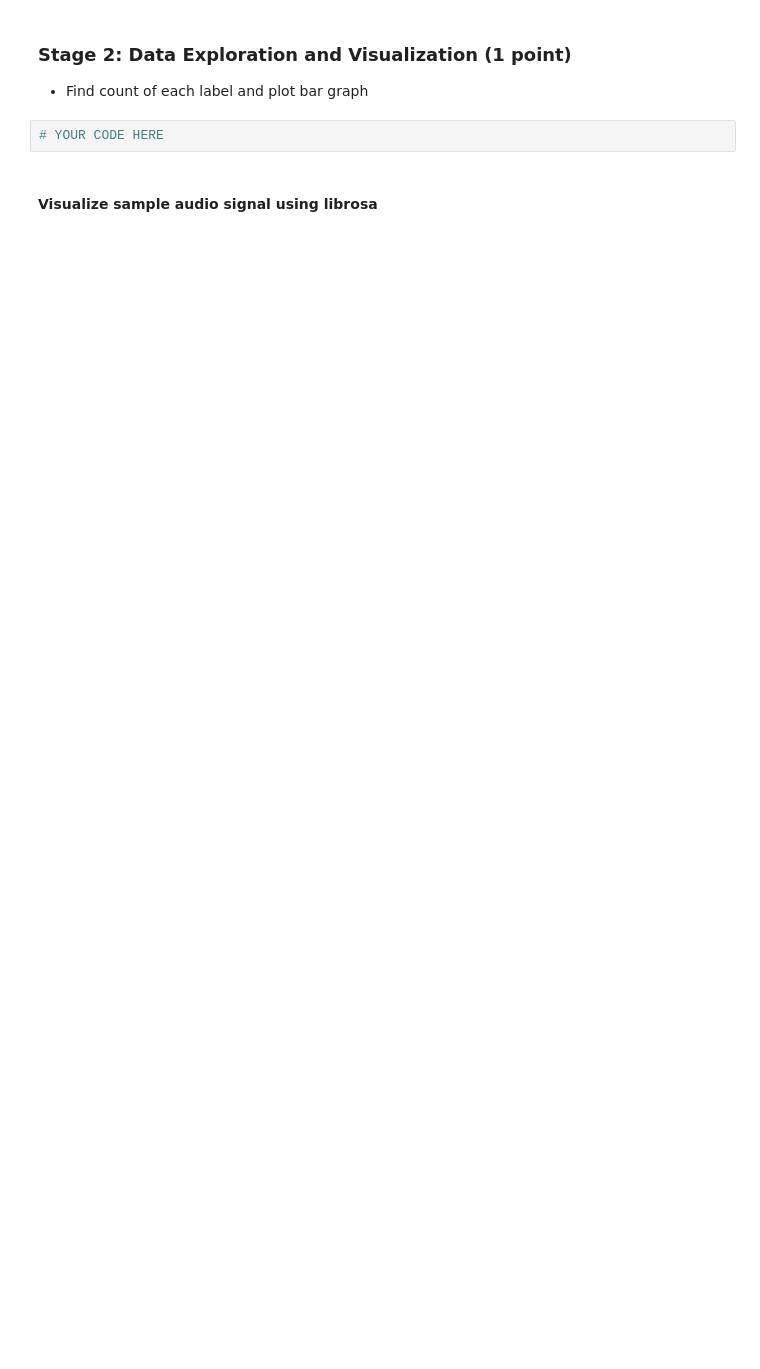
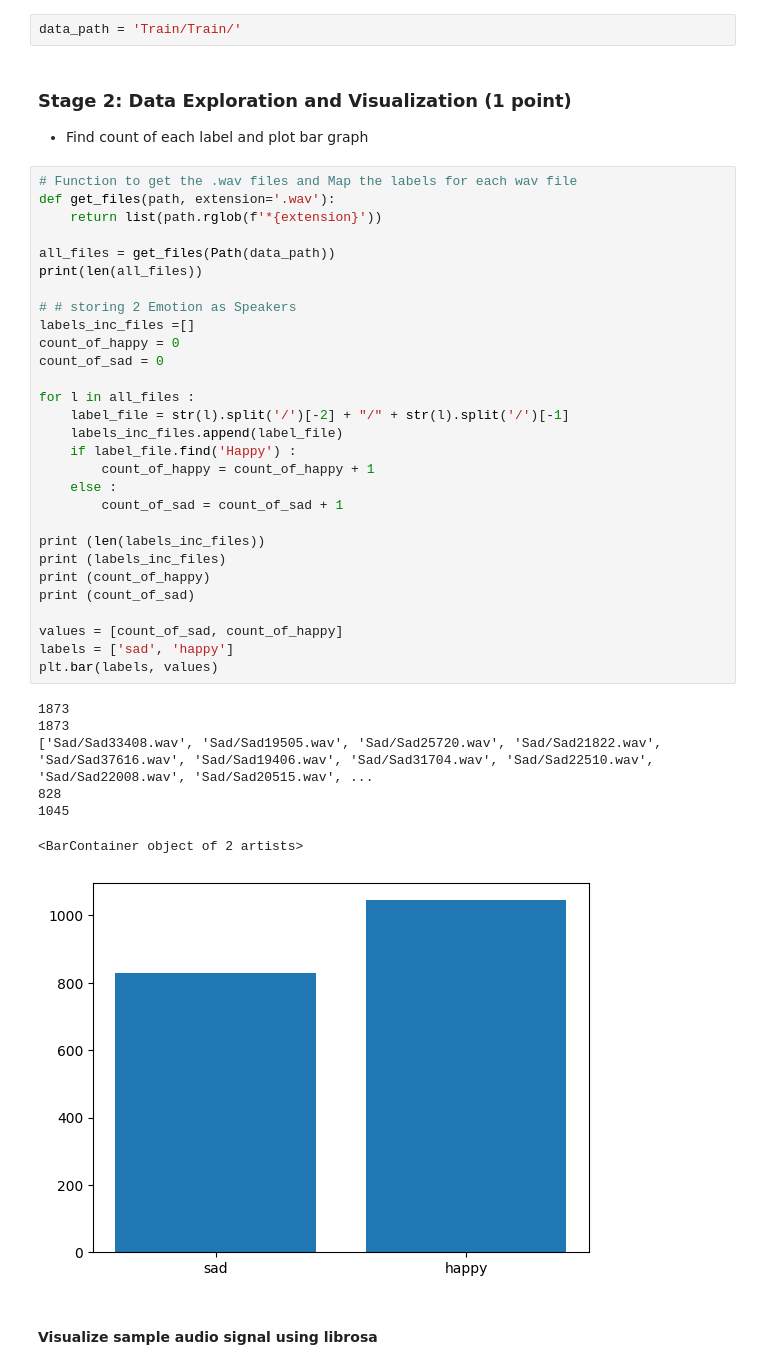
Before and after one commit to nabhonil/kaggle3_group11, a Jupyter notebook: Nabhonil/M3_Mini_Hackathon_Musical_Emotions_Classification.ipynb, the cells around one changed output. Cells and saved outputs as stored; diff of their text form; blank space fills up the shorter version.

```diff
--- a/Nabhonil/M3_Mini_Hackathon_Musical_Emotions_Classification.ipynb
+++ b/Nabhonil/M3_Mini_Hackathon_Musical_Emotions_Classification.ipynb
@@ -85,9 +115,46 @@ If you encounter **401-unauthorised** download latest **kaggle.json** by repeati
+# %%
+data_path = 'Train/Train/'
 # %% [markdown]
 ### **Stage 2:** Data Exploration and Visualization (1 point)
 
 
 *  Find count of each label and plot bar graph
-# %%
-# YOUR CODE HERE
+# %%
+# Function to get the .wav files and Map the labels for each wav file
+def get_files(path, extension='.wav'):
+    return list(path.rglob(f'*{extension}'))
+
+all_files = get_files(Path(data_path))
+print(len(all_files))
+
+# # storing 2 Emotion as Speakers
+labels_inc_files =[]
+count_of_happy = 0
+count_of_sad = 0
+
+for l in all_files :
+    label_file = str(l).split('/')[-2] + "/" + str(l).split('/')[-1]
+    labels_inc_files.append(label_file)
+    if label_file.find('Happy') :
+        count_of_happy = count_of_happy + 1
+    else :
+        count_of_sad = count_of_sad + 1
+
+print (len(labels_inc_files))
+print (labels_inc_files)
+print (count_of_happy)
+print (count_of_sad)
+
+values = [count_of_sad, count_of_happy]
+labels = ['sad', 'happy']
+plt.bar(labels, values)
+# %% [output]
+1873
+1873
+['Sad/Sad33408.wav', 'Sad/Sad19505.wav', 'Sad/Sad25720.wav', 'Sad/Sad21822.wav', 'Sad/Sad37616.wav', 'Sad/Sad19406.wav', 'Sad/Sad31704.wav', 'Sad/Sad22510.wav', 'Sad/Sad22008.wav', 'Sad/Sad20515.wav', ...
+828
+1045
+<BarContainer object of 2 artists>
+[figure, added]
 # %% [markdown]
 #### Visualize sample audio signal using librosa
```
Also changed, not shown: parts of 10 cells of this notebook.
